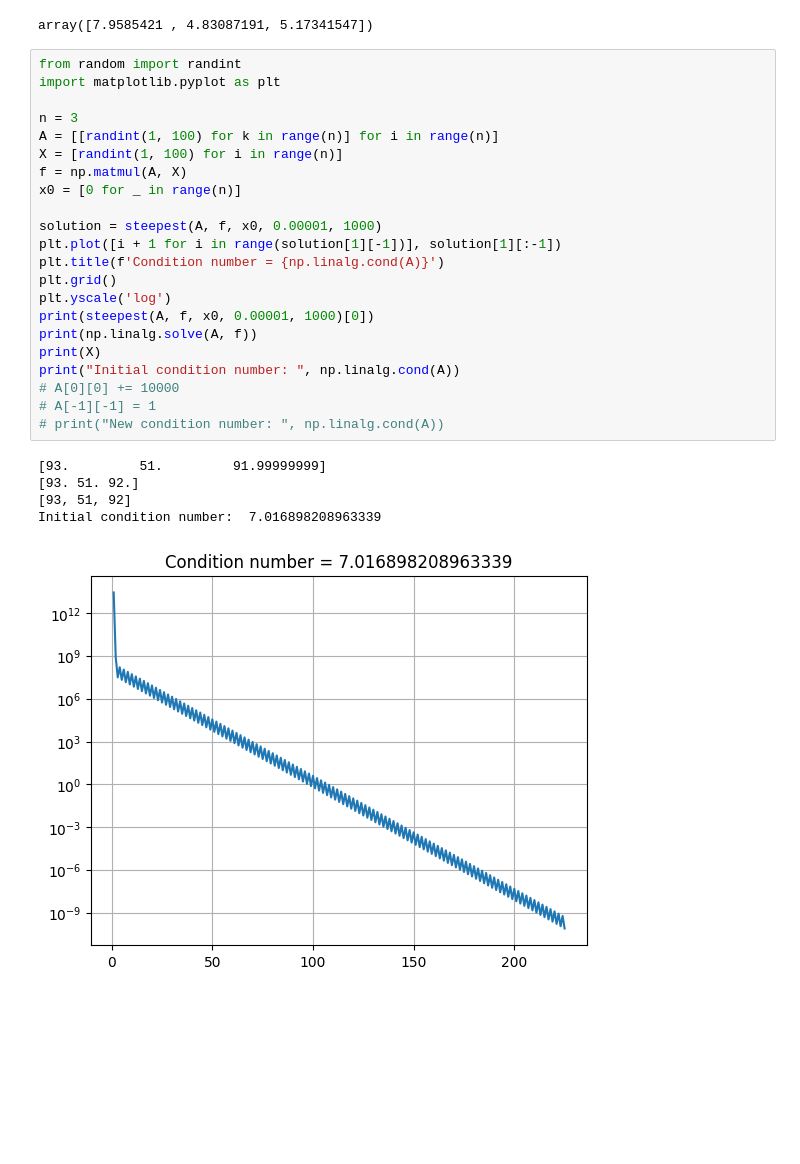
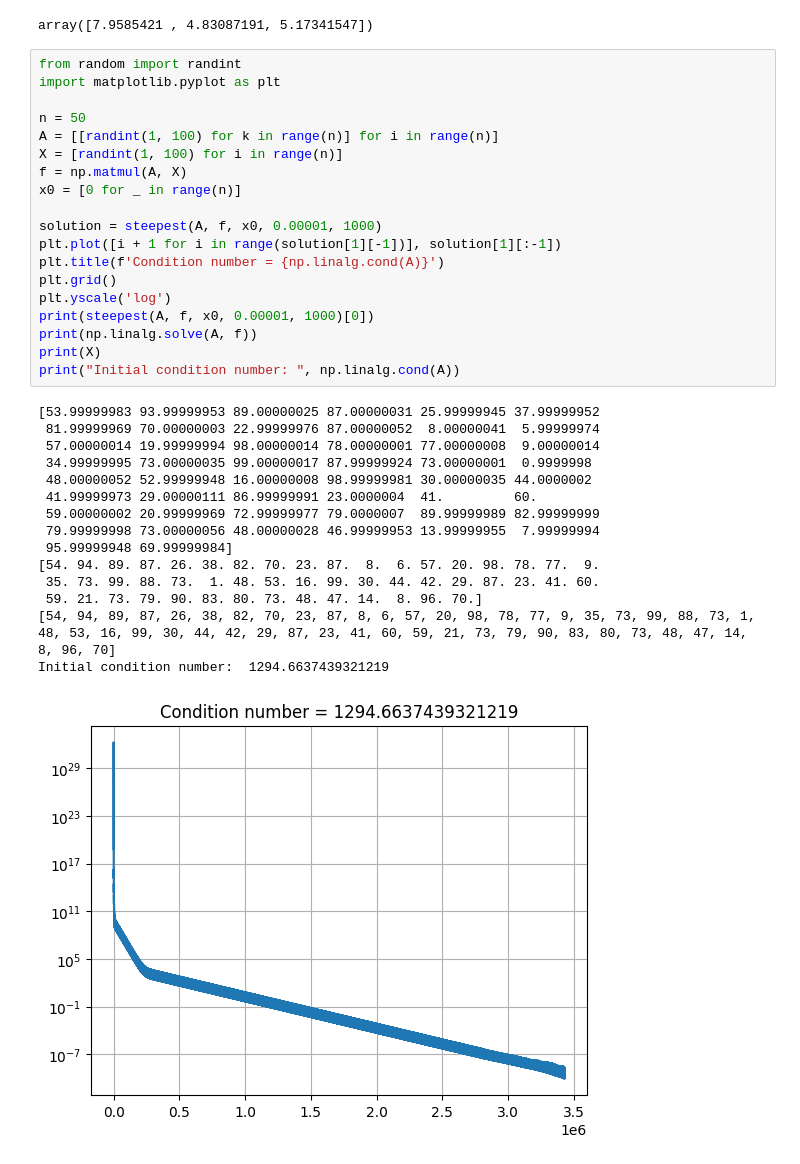
Before and after one commit to versadinary/q, a Jupyter notebook: RGR/program.ipynb, the cells around one changed output. Saved outputs shown, nothing was run; the diff lists cells and outputs as text; blank space fills up the shorter version.

```diff
--- a/RGR/program.ipynb
+++ b/RGR/program.ipynb
@@ -59,31 +59,38 @@ array([7.9585421 , 4.83087191, 5.17341547])
 # %%
 from random import randint
 import matplotlib.pyplot as plt
 
-n = 3
+n = 50
 A = [[randint(1, 100) for k in range(n)] for i in range(n)]
 X = [randint(1, 100) for i in range(n)]
 f = np.matmul(A, X)
 x0 = [0 for _ in range(n)]
 
 solution = steepest(A, f, x0, 0.00001, 1000)
 plt.plot([i + 1 for i in range(solution[1][-1])], solution[1][:-1])
 plt.title(f'Condition number = {np.linalg.cond(A)}')
 plt.grid()
 plt.yscale('log')
 print(steepest(A, f, x0, 0.00001, 1000)[0])
 print(np.linalg.solve(A, f))
 print(X)
 print("Initial condition number: ", np.linalg.cond(A))
-# A[0][0] += 10000
-# A[-1][-1] = 1
-# print("New condition number: ", np.linalg.cond(A))
 # %% [output]
-[93.         51.         91.99999999]
-[93. 51. 92.]
-[93, 51, 92]
-Initial condition number:  7.016898208963339
+[53.99999983 93.99999953 89.00000025 87.00000031 25.99999945 37.99999952
+ 81.99999969 70.00000003 22.99999976 87.00000052  8.00000041  5.99999974
+ 57.00000014 19.99999994 98.00000014 78.00000001 77.00000008  9.00000014
+ 34.99999995 73.00000035 99.00000017 87.99999924 73.00000001  0.9999998
+ 48.00000052 52.99999948 16.00000008 98.99999981 30.00000035 44.0000002
+ 41.99999973 29.00000111 86.99999991 23.0000004  41.         60.
+ 59.00000002 20.99999969 72.99999977 79.0000007  89.99999989 82.99999999
+ 79.99999998 73.00000056 48.00000028 46.99999953 13.99999955  7.99999994
+ 95.99999948 69.99999984]
+[54. 94. 89. 87. 26. 38. 82. 70. 23. 87.  8.  6. 57. 20. 98. 78. 77.  9.
+ 35. 73. 99. 88. 73.  1. 48. 53. 16. 99. 30. 44. 42. 29. 87. 23. 41. 60.
+ 59. 21. 73. 79. 90. 83. 80. 73. 48. 47. 14.  8. 96. 70.]
+[54, 94, 89, 87, 26, 38, 82, 70, 23, 87, 8, 6, 57, 20, 98, 78, 77, 9, 35, 73, 99, 88, 73, 1, 48, 53, 16, 99, 30, 44, 42, 29, 87, 23, 41, 60, 59, 21, 73, 79, 90, 83, 80, 73, 48, 47, 14, 8, 96, 70]
+Initial condition number:  1294.6637439321219
-[figure, old version]
+[figure, new version]
 # %%
 A[0][0] += 100000
 A[-1][-1] = 1
```
Also changed, not shown: parts of 2 cells of this notebook, 1 other file.
